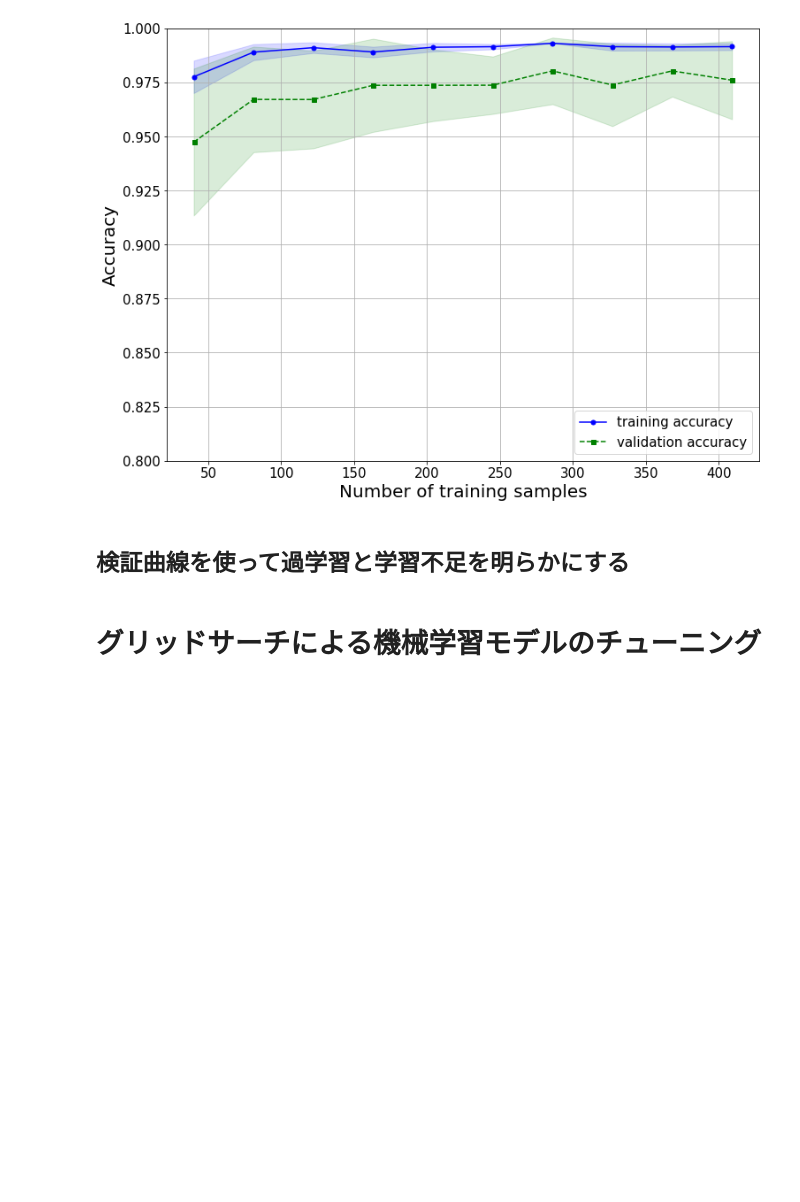
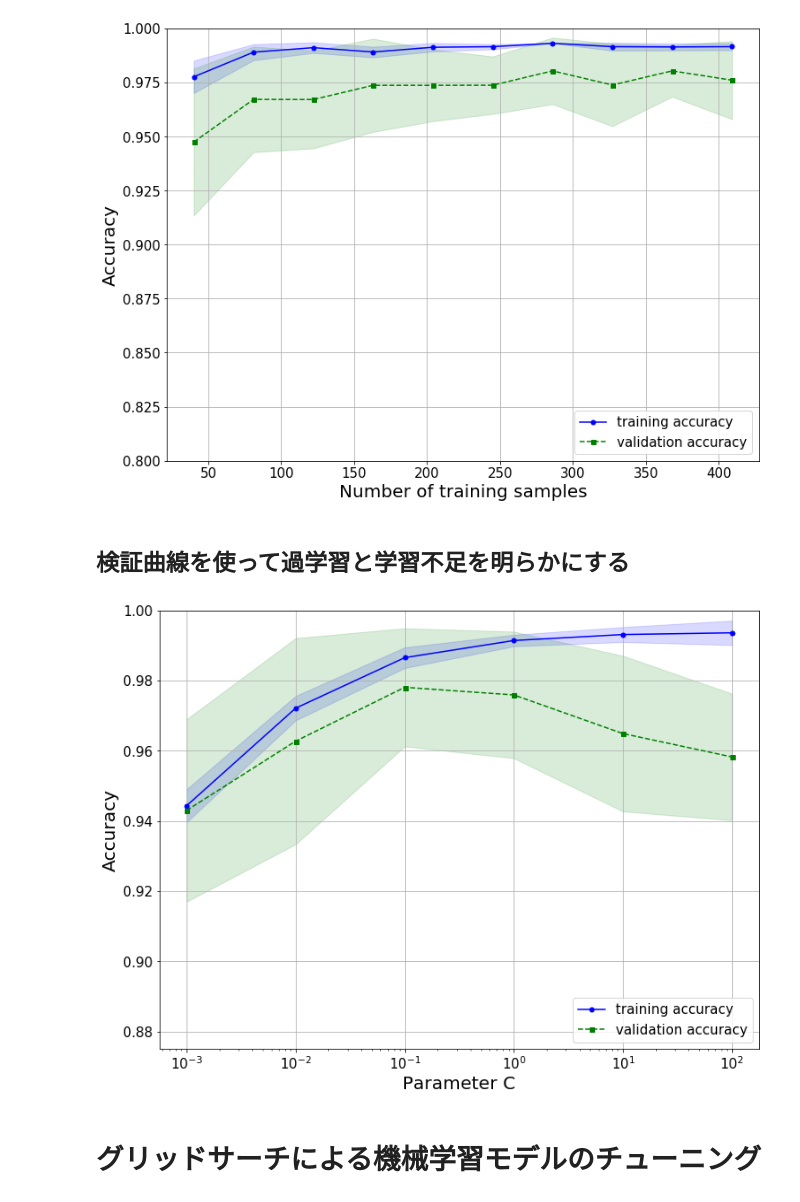
Before and after one commit to kimura-synthesis/PMLP, a Jupyter notebook: notebook/Chapter06.ipynb, the cells around one changed output. Cells and saved outputs as stored; diff of their text form; code cells hidden in the pictures; blank space fills up the shorter version.

```diff
--- a/notebook/Chapter06.ipynb
+++ b/notebook/Chapter06.ipynb
@@ -199,5 +199,45 @@ draw_learning_curve()
 [figure]
 # %% [markdown]
 ## 検証曲線を使って過学習と学習不足を明らかにする
+# %%
+from sklearn.learning_curve import validation_curve
+
+
+def draw_validation_curve():
+    param_range = 10.0 ** np.arange(-3, 3)
+    train_scores, test_scores = validation_curve(estimator=pipe_lr, X=X_train, y=y_train,
+                                                 param_name='Classifier__C',
+                                                 param_range=param_range,
+                                                 cv=10, n_jobs=1)
+
+    train_mean, train_std = np.mean(train_scores, axis=1), np.std(train_scores, axis=1)
+    test_mean, test_std = np.mean(test_scores, axis=1), np.std(test_scores, axis=1)
+
+    fig = plt.figure(figsize=(12, 9))
+    ax = fig.add_subplot(111)
+    ax.plot(param_range, train_mean, color='blue', marker='o', markersize=5, label='training accuracy')
+    ax.fill_between(param_range, train_mean + train_std, train_mean - train_std,
+                    alpha=0.15, color='blue')
+
+    ax.plot(param_range, test_mean, color='green', linestyle='--',
+            marker='s', markersize=5, label='validation accuracy')
+    ax.fill_between(param_range, test_mean + test_std, test_mean - test_std,
+                    alpha=0.15, color='green')
+    ax.grid()
+    ax.set_xlabel('Parameter C', fontsize=20)
+    ax.set_ylabel('Accuracy', fontsize=20)
+
+    ax.legend(loc='lower right', fontsize=15)
+    ax.set_xscale('log')
+    ax.set_ylim((0.875, 1.0))
+    for ticks in ax.xaxis.get_major_ticks():
+        ticks.label.set_fontsize(15)
+    for ticks in ax.yaxis.get_major_ticks():
+        ticks.label.set_fontsize(15)
+    plt.show()
+# %%
+draw_validation_curve()
+# %% [output]
+[figure, added]
 # %% [markdown]
 # グリッドサーチによる機械学習モデルのチューニング
```
Also changed, not shown: parts of 1 cell of this notebook.
